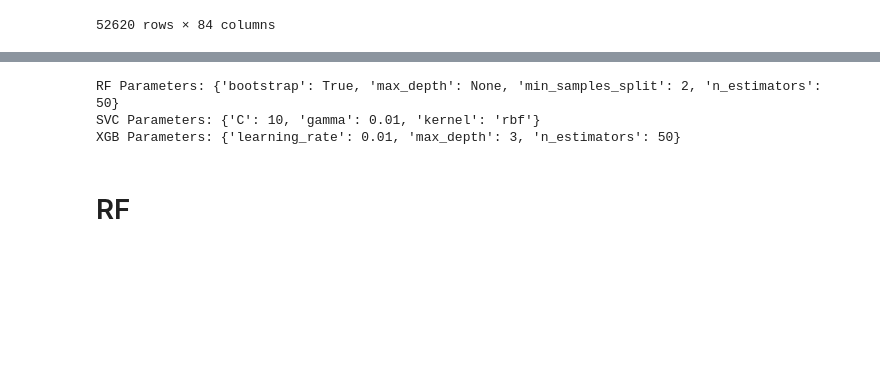
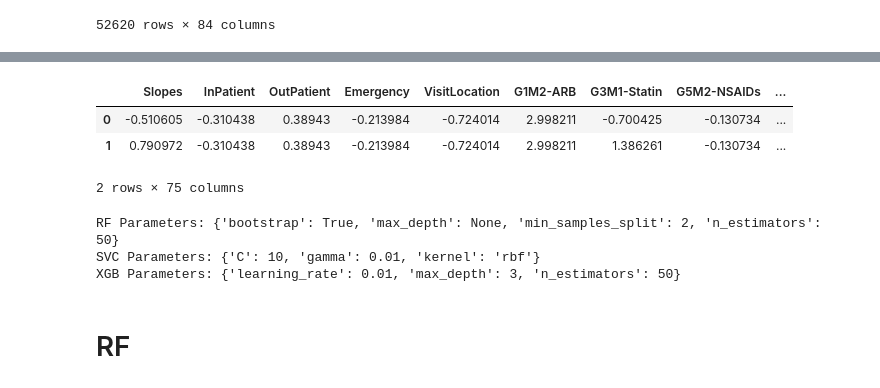
Before and after one commit to nxxk23/PROJECT, a Jupyter notebook: 2Class.ipynb, the cells around one changed output, grey strips where cells are left out. Saved outputs shown, nothing was run; the diff lists cells and outputs as text; code cells hidden in the pictures; blank space fills up the shorter version.

```diff
--- a/2Class.ipynb
+++ b/2Class.ipynb
@@ -135,3 +144,10 @@ Folds in test set: [0]
+# %%
+X_train_scaled.head(2)
+# %% [output]
+|  | Slopes | InPatient | OutPatient | Emergency | VisitLocation | G1M2-ARB | G3M1-Statin | G5M2-NSAIDs | ... |
+| 0 | -0.510605 | -0.310438 | 0.38943 | -0.213984 | -0.724014 | 2.998211 | -0.700425 | -0.130734 | ... |
+| 1 | 0.790972 | -0.310438 | 0.38943 | -0.213984 | -0.724014 | 2.998211 | 1.386261 | -0.130734 | ... |
+2 rows × 75 columns
 # %%
 import json
 
```
Also changed, not shown: parts of 19 cells of this notebook.
